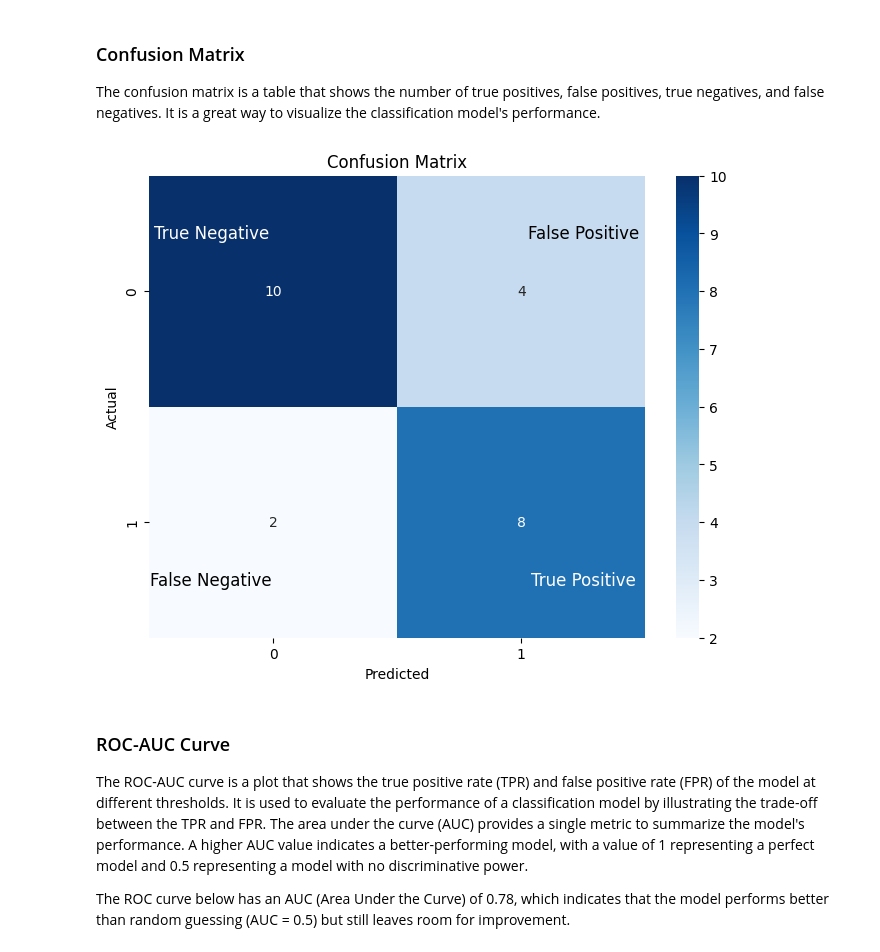
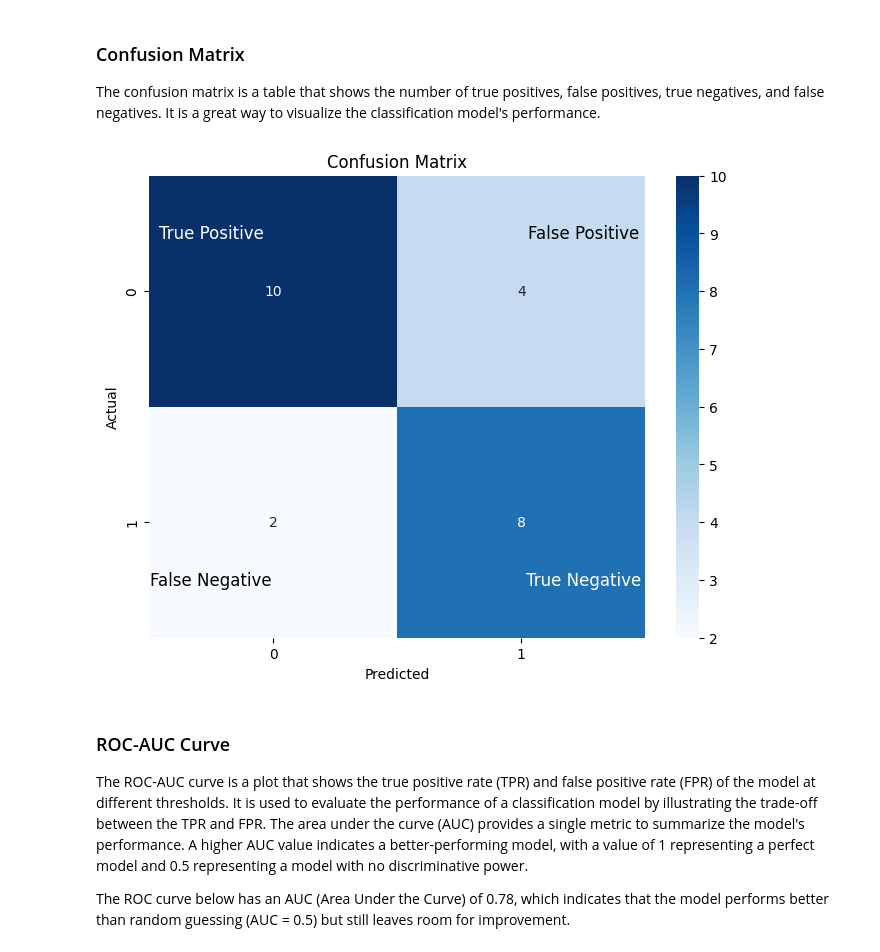
Before and after one commit to Ahhmedsamehh/ml-tutorial-for-biologists, a Jupyter notebook: machine-learning-tutorial.ipynb, the cells around one changed output. Cells and saved outputs as stored; diff of their text form; code cells hidden in the pictures.

```diff
--- a/machine-learning-tutorial.ipynb
+++ b/machine-learning-tutorial.ipynb
@@ -212,21 +212,21 @@ The confusion matrix is a table that shows the number of true positives, false p
 # %%
 # Confusion matrix
 plt.figure(figsize=(8, 6))
 cm = confusion_matrix(y_test, y_pred)
 sns.heatmap(cm, annot=True, fmt='d', cmap='Blues')
 plt.title('Confusion Matrix')
 plt.xlabel('Predicted')
 plt.ylabel('Actual')
 
 # Label the quadrants
-plt.text(0.25, 0.25, 'True Negative', ha='center', va='center', color='white', fontsize=12)
+plt.text(0.25, 0.25, 'True Positive', ha='center', va='center', color='white', fontsize=12)
 plt.text(1.75, 0.25, 'False Positive', ha='center', va='center', color='black', fontsize=12)
 plt.text(0.25, 1.75, 'False Negative', ha='center', va='center', color='black', fontsize=12)
-plt.text(1.75, 1.75, 'True Positive', ha='center', va='center', color='white', fontsize=12)
+plt.text(1.75, 1.75, 'True Negative', ha='center', va='center', color='white', fontsize=12)
 
 plt.show()
 # %% [output]
-[figure, old version]
+[figure, new version]
 # %% [markdown]
 ### ROC-AUC Curve
 The ROC-AUC curve is a plot that shows the true positive rate (TPR) and false positive rate (FPR) of the model at different thresholds. It is used to evaluate the performance of a classification model by illustrating the trade-off between the TPR and FPR.
```
Also changed, not shown: parts of 2 cells of this notebook, 1 other file.
